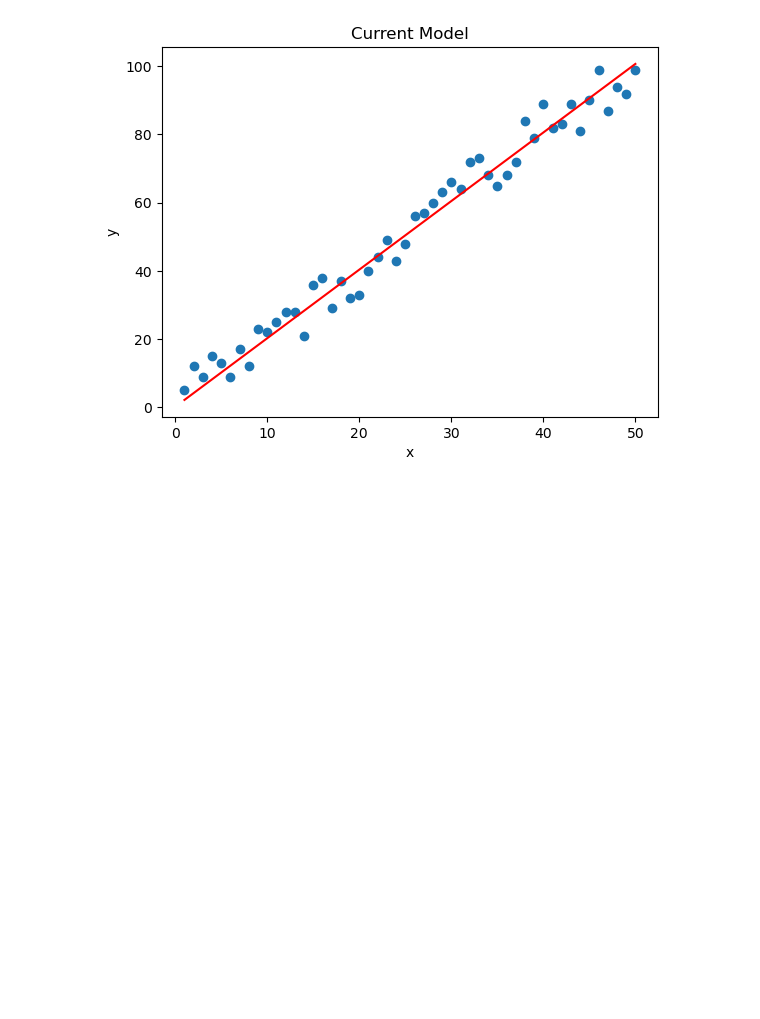
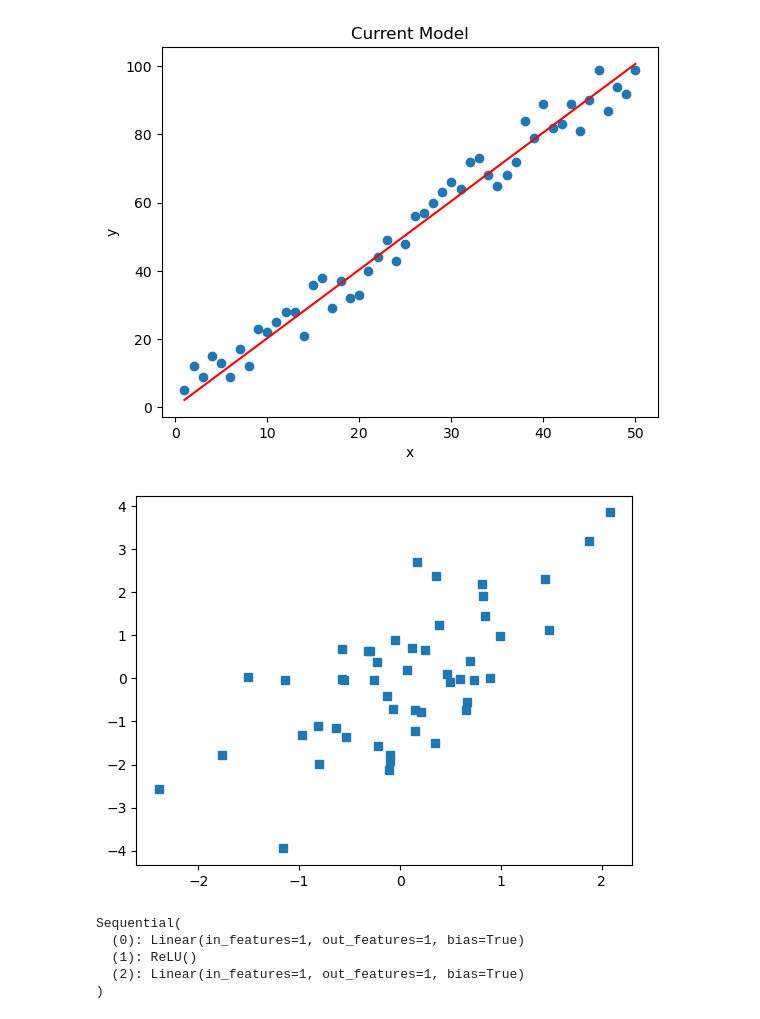
Before and after one commit to skruberk/PyTorch_public, a Jupyter notebook: LinRegressionPyTorch.ipynb, the cells around one changed output. Cells and saved outputs as stored; diff of their text form; code cells hidden in the pictures; blank space fills up the shorter version.

Commit message:
linear regression using PyTorch

```diff
--- a/LinRegressionPyTorch.ipynb
+++ b/LinRegressionPyTorch.ipynb
@@ -216,3 +218,30 @@ plt.ylabel('y')
 plt.xlabel('x');
 # %% [output]
 [figure]
+# %%
+#another dataset
+N = 50
+x = torch.randn(N,1)
+noise=0.9  #0.1-5 with 5 being low noise
+y = x + torch.randn(N,1)/noise  #with a "noise" level
+
+# and plot
+plt.plot(x,y,'s')
+plt.show()
+# %% [output]
+[figure, added]
+# %%
+#linear regression model
+ANNregression = nn.Sequential(
+    nn.Linear(1,1),  # input layer
+    nn.ReLU(),       # activation function
+    nn.Linear(1,1)   # output layer
+    )
+
+ANNregression
+# %% [output]
+Sequential(
+  (0): Linear(in_features=1, out_features=1, bias=True)
+  (1): ReLU()
+  (2): Linear(in_features=1, out_features=1, bias=True)
+)
```
Also changed, not shown: parts of 6 cells of this notebook.
